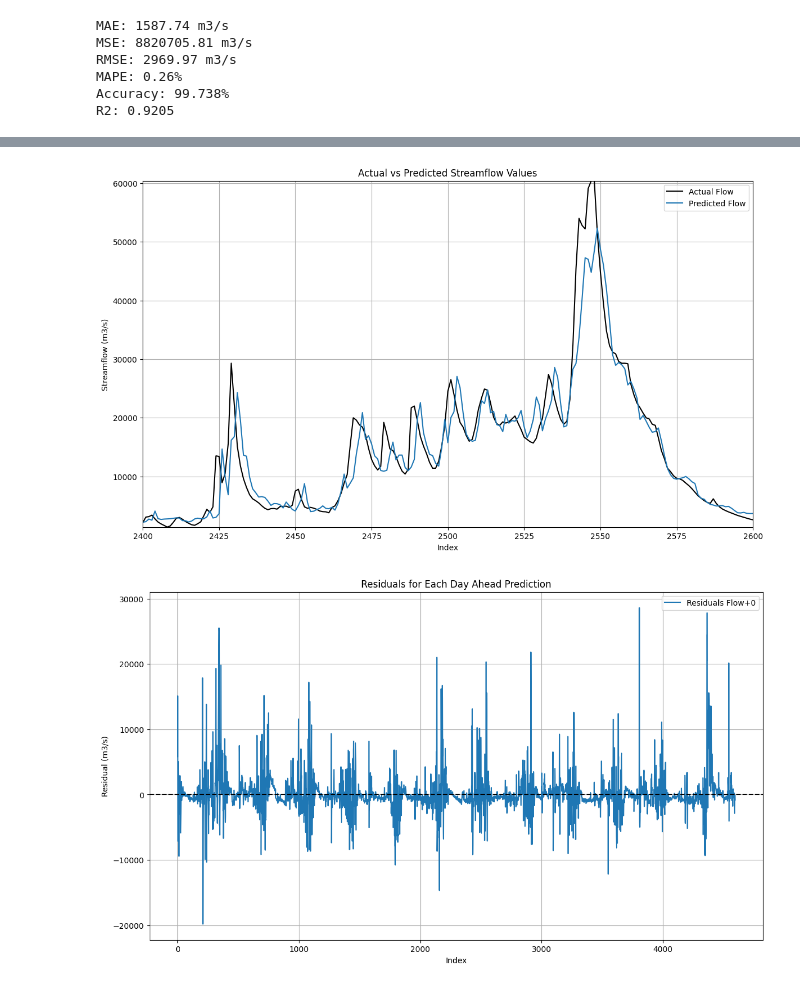
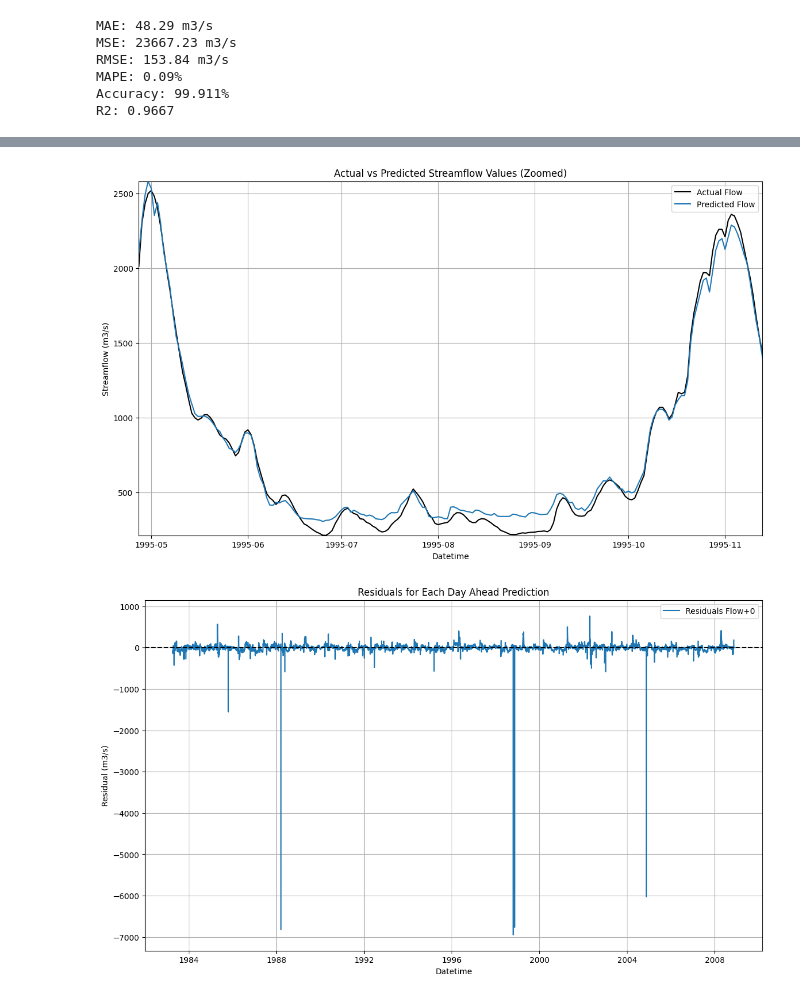
Before and after one commit to Abdullah-Usmani/flood-research1, a Jupyter notebook: ANN-Idaho-backtest.ipynb, the cells around one changed output, grey strips where cells are left out. Saved outputs shown, nothing was run; the diff lists cells and outputs as text; code cells hidden in the pictures.

Commit message:
Cleaned functions, Removed log trans., Weights/Bias print

```diff
--- a/ANN-Idaho-backtest.ipynb
+++ b/ANN-Idaho-backtest.ipynb
@@ -210,30 +276,38 @@ Model: "sequential_62"
 # %%
-def backtest(df, model, X, Y, start=6000, step=90):
+def backtest(df, model, X, Y, train_window_size=1195, test_window_size=60):
     all_predictions = []
-    early_stopping = EarlyStopping(monitor='val_loss', patience=6, restore_best_weights=True)
-    # feature_importances = np.zeros(len(X))
+    early_stopping = EarlyStopping(monitor='val_loss', patience=4, restore_best_weights=True)
 
     scaler_X = StandardScaler()
     scaler_Y = StandardScaler()
+
+    # Y = np.log1p(Y)
 
     if isinstance(Y, pd.Series):
         Y_column = Y.name
     else:
         Y_column = Y
 
+    # train_window_size = 540  # For example, 540 periods for training
+    test_indices = []
 
-    for i in range(start, df.shape[0], step):
-        train = df.iloc[:i,:]
-        test = df.iloc[i:(i+step),:]
+    for i in range(0, df.shape[0] - train_window_size - test_window_size + 1, test_window_size):
+        train = df.iloc[i:(i+train_window_size), :]
+        test = df.iloc[(i+train_window_size):(i+train_window_size+test_window_size), :]
+
+        test_indices.extend(test.index)
+
         X_train = train[X]
         X_train = scaler_X.fit_transform(X_train)
 
         X_test = test[X]
         X_test = scaler_X.transform(test[X])
 
+        # Y_train = np.log1p(train[[Y_column]])
         Y_train = train[[Y_column]]
         Y_train = scaler_Y.fit_transform(Y_train).reshape(-1, 1)
 
+        # Y_test = np.log1p(test[[Y_column]])
         Y_test = test[[Y_column]]
         Y_test = scaler_Y.transform(Y_test).reshape(-1, 1)
 
@@ -244,25 +318,21 @@ def backtest(df, model, X, Y, start=6000, step=90):
         preds = scaler_Y.inverse_transform(preds).reshape(-1, 1).flatten()
         Y_test = scaler_Y.inverse_transform(Y_test).reshape(-1, 1).flatten()
 
+        # preds = np.expm1(preds)  # Reverse the log1p transformation.
+        # Y_test = np.expm1(Y_test)  # Reverse the log1p transformation for the test data as well.
+
         combined = pd.DataFrame({
             "actual": Y_test,
             "prediction": preds
         }, index=test.index)
 
-
         combined["diff"] = (combined["prediction"] - combined["actual"]).abs()
 
         all_predictions.append(combined)
 
-    #     importances = permutation_importance(model, X_test, Y_test)
-    #     feature_importances += importances
-
-
-    # avg_feature_importances = feature_importances / len(range(start, df.shape[0], step))
-
-    # for i, importance in enumerate(avg_feature_importances):
-    #     print(f"Feature: {X[i]}, Importance: {importance}")
-
     all_predictions = pd.concat(all_predictions, axis=0)
 
-    return all_predictions, scaler_X, scaler_Y
+    # Create a datetime index for all test predictions
+    datetime = pd.Index(test_indices)
+
+    return all_predictions, datetime
@@ -289,6 +339,10 @@ Epoch 6/15
+# %%
+df, X, Y = CAMELSrun('04045500', 3, 7, 'Flow0', True)
 # %%
 
+predictions, datetime1 = backtest(df, model, X, Y)
 y_pred = predictions["prediction"]
 y_test = predictions["actual"]
+
 y_pred = np.maximum(y_pred, 0)  # Ensure no negative predictions
 y_pred = np.minimum(y_pred, np.max(y_test) * 1.1)  # Cap predictions at 10% above max value of y_test
@@ -295,9 +367,10 @@ y_pred = np.minimum(y_pred, np.max(y_test) * 1.1)  # Cap predictions at 10% abov
 # %%
-visualization(y_pred, y_test, 2400, 2600)
+visualization(datetime1, y_pred, y_test, 4400, 4600)
+print_model_weights_and_biases(model)
 # %% [output]
-MAE: 1587.74 m3/s
-MSE: 8820705.81 m3/s
-RMSE: 2969.97 m3/s
-MAPE: 0.26%
-Accuracy: 99.738%
-R2: 0.9205
+MAE: 48.29 m3/s
+MSE: 23667.23 m3/s
+RMSE: 153.84 m3/s
+MAPE: 0.09%
+Accuracy: 99.911%
+R2: 0.9667
@@ -305,2 +378,2 @@ R2: 0.9205
-[figure, old version]
+[figure, new version]
-[figure, old version]
+[figure, new version]
```
Also changed, not shown: parts of 36 cells of this notebook, 2 other files.
